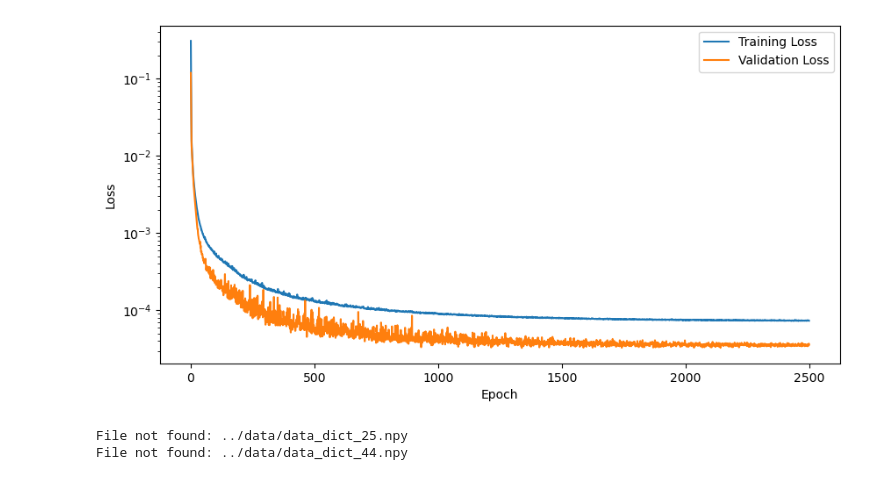
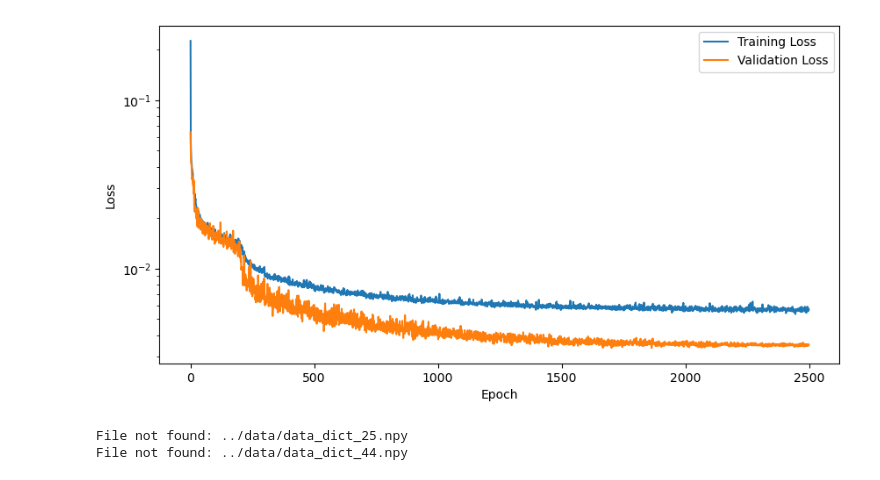
Before and after one commit to Shiqi-Wu/model_combination_Argos, a Jupyter notebook: gan_transformer/test_v2_10.ipynb, the cells around one changed output. Saved outputs shown, nothing was run; the diff lists cells and outputs as text; code cells hidden in the pictures.

```diff
--- a/gan_transformer/test_v2_10.ipynb
+++ b/gan_transformer/test_v2_10.ipynb
@@ -9,17 +9,17 @@ test_losses = np.load('test_losses_v2_10.npy')
 # %%
 import matplotlib.pyplot as plt
 
 # Plot the training and validation losses
 plt.figure(figsize=(10,5))
-plt.plot(train_losses[3000:], label='Training Loss')
-plt.plot(test_losses[3000:], label='Validation Loss')
+plt.plot(train_losses, label='Training Loss')
+plt.plot(test_losses, label='Validation Loss')
 plt.legend()
 plt.xlabel('Epoch')
 plt.ylabel('Loss')
 plt.yscale('log')
 plt.show()
 # %% [output]
-[figure, old version]
+[figure, new version]
 # %%
 from train import *
 import torch
```
Also changed, not shown: parts of 14 cells of this notebook, 6 other files.
